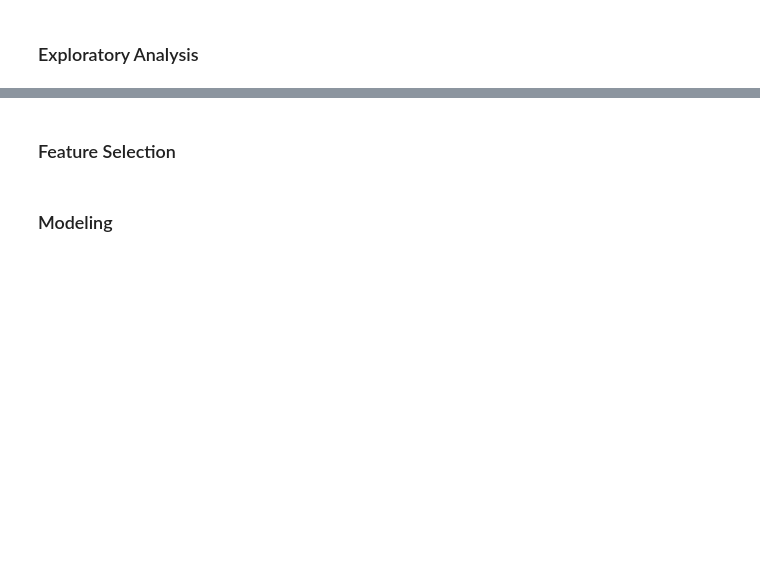
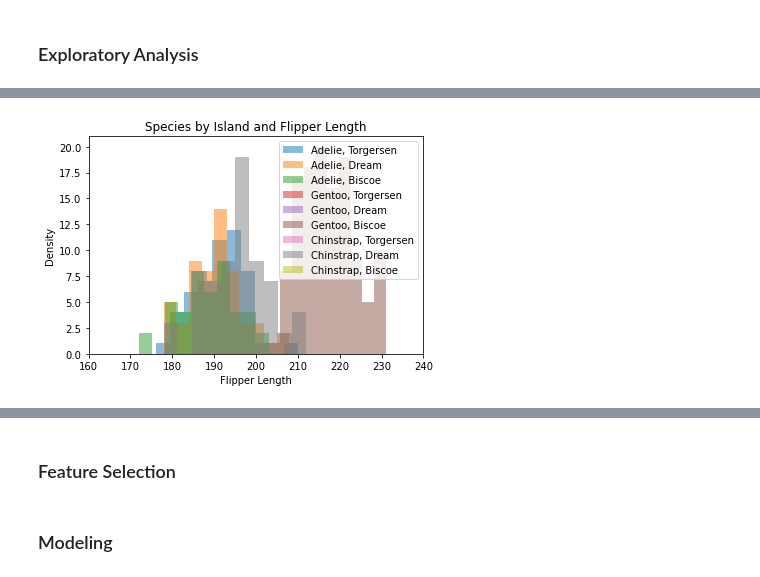
Before and after one commit to ryankkien/penguinsproject, a Jupyter notebook: penguinsproject.ipynb, the cells around one changed output, grey strips where cells are left out. Drawn from its saved outputs; the diff is of its cells as text; code cells hidden in the pictures; blank space fills up the shorter version.

```diff
--- a/penguinsproject.ipynb
+++ b/penguinsproject.ipynb
@@ -53,3 +169,27 @@ y_test.dropna()
+# %%
+penguins["Species"] = penguins["Species"].str.split().str.get(0)
+
+fig.set_figheight(15)
+fig.set_figwidth(10)
+
+fig, ax = plt.subplots(1)
+species = set(penguins['Species'])
+location = set(penguins['Island'])
+
+ax.set(xlabel = 'Flipper Length',
+       ylabel = 'Density',
+       title = 'Species by Island and Flipper Length')
+
+for s in species:
+    i = penguins[penguins['Species'] == s]
+    for l in location:
+        t = i[i['Island'] == l]
+        ax.hist(t['Flipper Length (mm)'], label = str(s) + ', ' + str(l) , alpha = 0.5)
+        ax.set_xlim([160,240])
+
+        ax.legend()
+# %% [output]
+[figure, added]
 # %%
 import matplotlib.pyplot as plt
 import seaborn as sns
```
Also changed, not shown: parts of 13 cells of this notebook, 1 other file.
